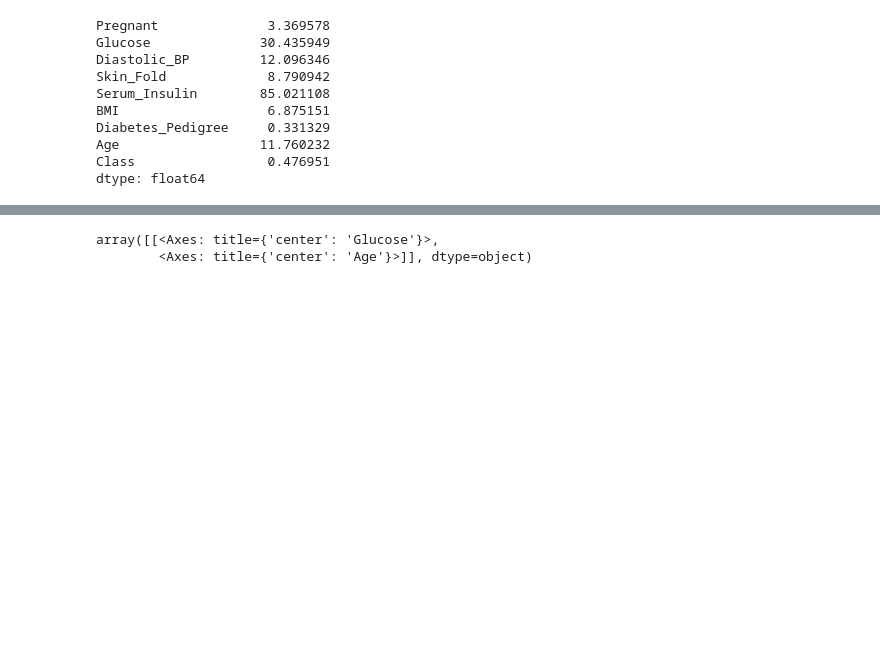
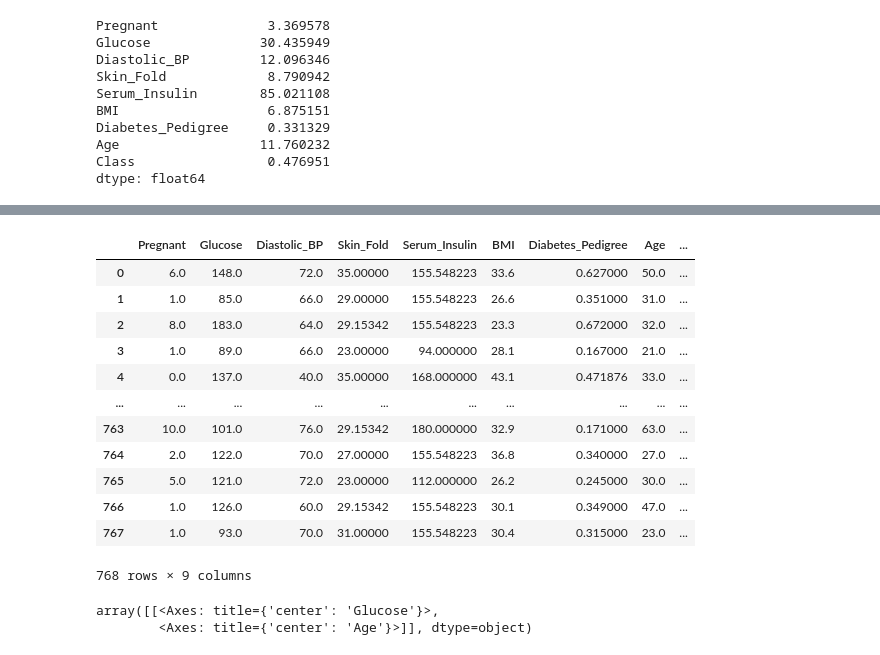
Before and after one commit to NGIYEG/Scientific-Computing, a Jupyter notebook: pandas_into/pandas_assignment.ipynb, the cells around one changed output, grey strips where cells are left out. Drawn from its saved outputs; the diff is of its cells as text; code cells hidden in the pictures; blank space fills up the shorter version.

```diff
--- a/pandas_into/pandas_assignment.ipynb
+++ b/pandas_into/pandas_assignment.ipynb
@@ -179,3 +203,21 @@ dtype: float64
+# %%
+# Removing outliers for column and replace them with column's mean
+data_outliers_free = dataw.mask((dataw < lower_limit) | (dataw > upper_limit), dataw.mean(axis=0), axis=1)
+data_outliers_free
+# %% [output]
+|  | Pregnant | Glucose | Diastolic_BP | Skin_Fold | Serum_Insulin | BMI | Diabetes_Pedigree | Age | ... |
+| 0 | 6.0 | 148.0 | 72.0 | 35.00000 | 155.548223 | 33.6 | 0.627000 | 50.0 | ... |
+| 1 | 1.0 | 85.0 | 66.0 | 29.00000 | 155.548223 | 26.6 | 0.351000 | 31.0 | ... |
+| 2 | 8.0 | 183.0 | 64.0 | 29.15342 | 155.548223 | 23.3 | 0.672000 | 32.0 | ... |
+| 3 | 1.0 | 89.0 | 66.0 | 23.00000 | 94.000000 | 28.1 | 0.167000 | 21.0 | ... |
+| 4 | 0.0 | 137.0 | 40.0 | 35.00000 | 168.000000 | 43.1 | 0.471876 | 33.0 | ... |
+| ... | ... | ... | ... | ... | ... | ... | ... | ... | ... |
+| 763 | 10.0 | 101.0 | 76.0 | 29.15342 | 180.000000 | 32.9 | 0.171000 | 63.0 | ... |
+| 764 | 2.0 | 122.0 | 70.0 | 27.00000 | 155.548223 | 36.8 | 0.340000 | 27.0 | ... |
+| 765 | 5.0 | 121.0 | 72.0 | 23.00000 | 112.000000 | 26.2 | 0.245000 | 30.0 | ... |
+| 766 | 1.0 | 126.0 | 60.0 | 29.15342 | 155.548223 | 30.1 | 0.349000 | 47.0 | ... |
+| 767 | 1.0 | 93.0 | 70.0 | 31.00000 | 155.548223 | 30.4 | 0.315000 | 23.0 | ... |
+768 rows × 9 columns
 # %%
 # Dataset's Histogram representation for every column separately
 # dataw.hist()
```
Also changed, not shown: parts of 2 cells of this notebook, 1 other file.
